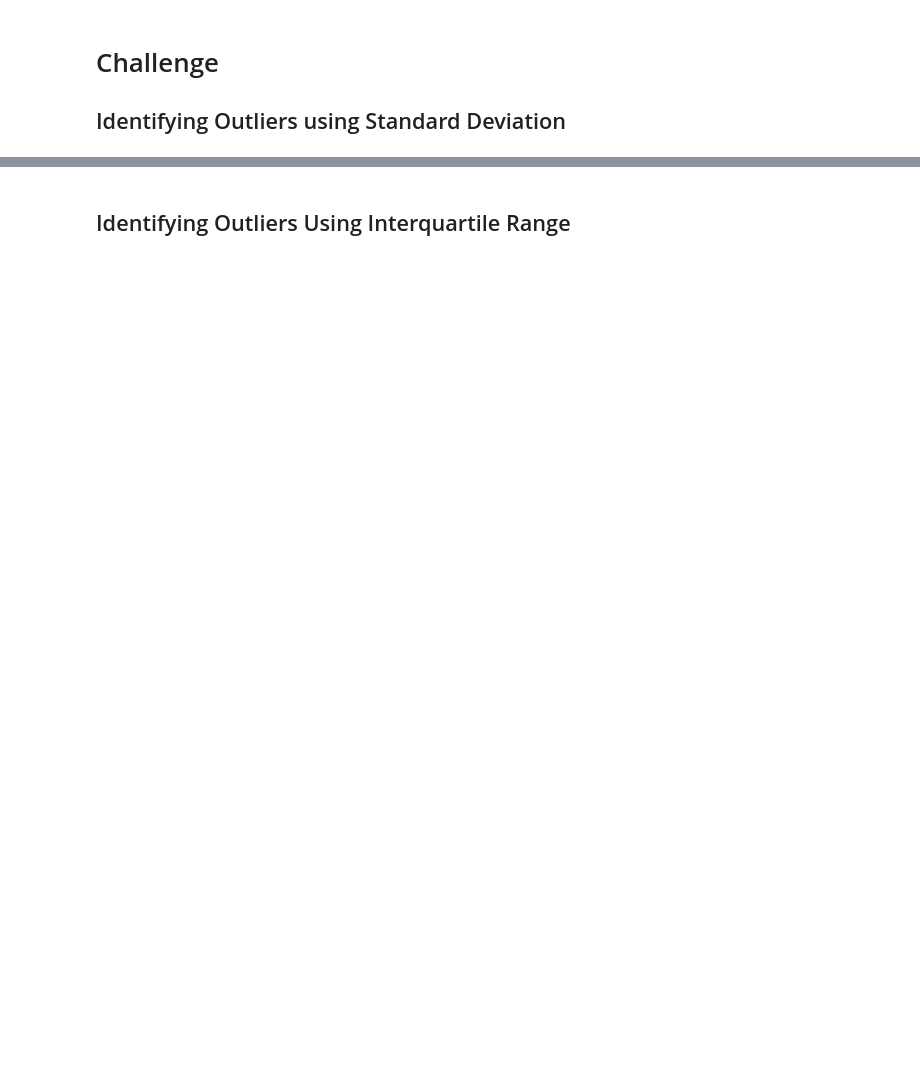
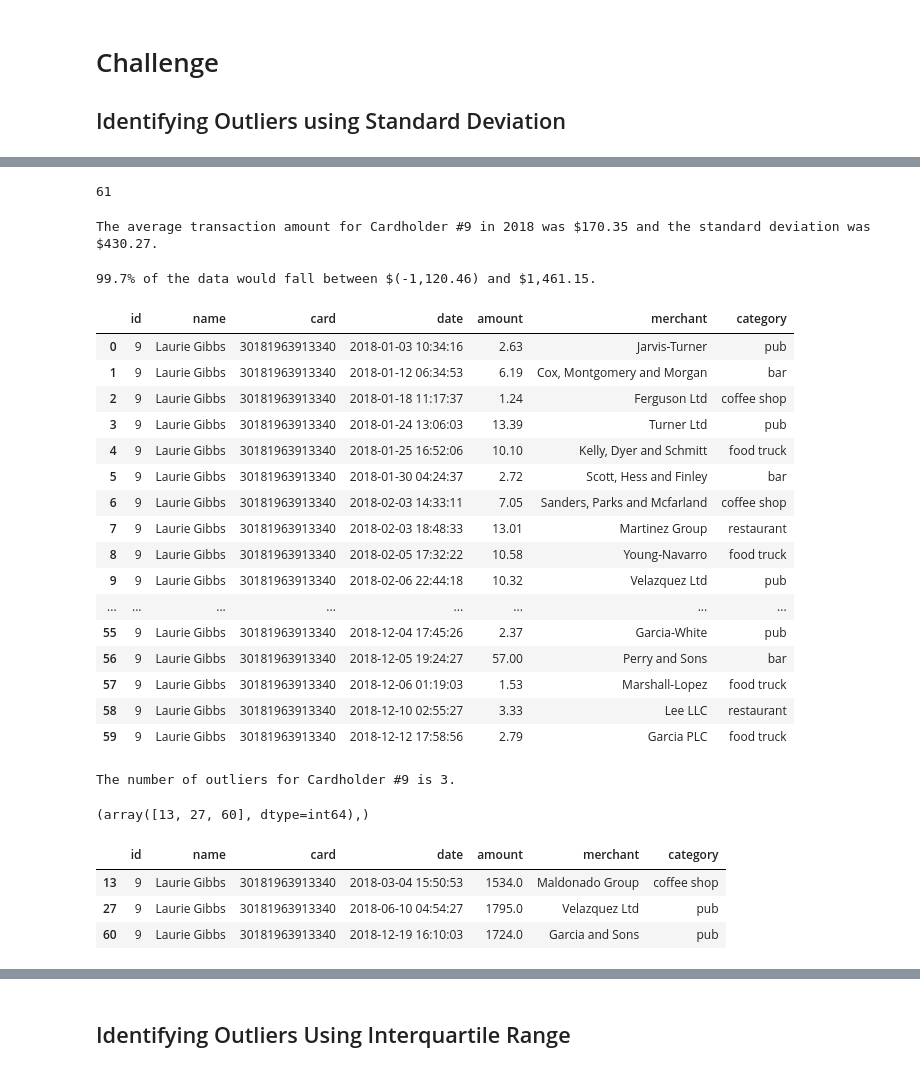
Before and after one commit to Ava33343/Off_The_Hook, a Jupyter notebook: Answers/Code/challenge.ipynb, the cells around one changed output, grey strips where cells are left out. Drawn from its saved outputs; the diff is of its cells as text; code cells hidden in the pictures; blank space fills up the shorter version.

```diff
--- a/Answers/Code/challenge.ipynb
+++ b/Answers/Code/challenge.ipynb
@@ -10,4 +11,4 @@ import random
 from sqlalchemy import create_engine
 # %%
 # create a connection to the database
-engine = create_engine("postgresql://postgres:postgres@localhost:5432/fraud_detection")
+engine = create_engine("postgresql://postgres:postgres@localhost:5433/fraud_detection")
@@ -13,0 +27,8 @@ engine = create_engine("postgresql://postgres:postgres@localhost:5432/fraud_dete
+# %%
+# Create query in sql to get data for Cardholders #9, 21 and 17
+query_9 = """SELECT *
+            FROM cardholder_trans
+            WHERE id=9;"""
+# Load data into the DataFrame using the read_sql() method from pandas
+cardholder_trans_9 = pd.read_sql(query_9, engine)
+cardholder_trans_9
@@ -13,0 +49,61 @@ engine = create_engine("postgresql://postgres:postgres@localhost:5432/fraud_dete
+# %%
+cardholder_trans_9.amount.count()
+# %% [output]
+61
+# %%
+mean_9 = cardholder_trans_9.amount.mean()
+std_9 = cardholder_trans_9.amount.std()
+print(f'The average transaction amount for Cardholder #9 in 2018 was ${mean_9:,.2f} and the standard deviation was ${std_9:,.2f}.')
+# %% [output]
+The average transaction amount for Cardholder #9 in 2018 was $170.35 and the standard deviation was $430.27.
+# %%
+print(f'99.7% of the data would fall between $({mean_9-3*std_9:,.2f}) and ${mean_9+3*std_9:,.2f}.')
+# %% [output]
+99.7% of the data would fall between $(-1,120.46) and $1,461.15.
+# %%
+#------------------------------------------------------------------------------
+# accept a dataframe, remove outliers, return cleaned data in a new dataframe
+# see http://www.itl.nist.gov/div898/handbook/prc/section1/prc16.htm
+#------------------------------------------------------------------------------
+def remove_outlier_9():
+    cardholder_trans_9_filtered = cardholder_trans_9.loc[(cardholder_trans_9['amount'] > -1120.46) & (cardholder_trans_9['amount'] < 1461.15)]
+    return cardholder_trans_9_filtered
+remove_outlier_9()
+# %% [output]
+|  | id | name | card | date | amount | merchant | category |
+| 0 | 9 | Laurie Gibbs | 30181963913340 | 2018-01-03 10:34:16 | 2.63 | Jarvis-Turner | pub |
+| 1 | 9 | Laurie Gibbs | 30181963913340 | 2018-01-12 06:34:53 | 6.19 | Cox, Montgomery and Morgan | bar |
+| 2 | 9 | Laurie Gibbs | 30181963913340 | 2018-01-18 11:17:37 | 1.24 | Ferguson Ltd | coffee shop |
+| 3 | 9 | Laurie Gibbs | 30181963913340 | 2018-01-24 13:06:03 | 13.39 | Turner Ltd | pub |
+| 4 | 9 | Laurie Gibbs | 30181963913340 | 2018-01-25 16:52:06 | 10.10 | Kelly, Dyer and Schmitt | food truck |
+| 5 | 9 | Laurie Gibbs | 30181963913340 | 2018-01-30 04:24:37 | 2.72 | Scott, Hess and Finley | bar |
+| 6 | 9 | Laurie Gibbs | 30181963913340 | 2018-02-03 14:33:11 | 7.05 | Sanders, Parks and Mcfarland | coffee shop |
+| 7 | 9 | Laurie Gibbs | 30181963913340 | 2018-02-03 18:48:33 | 13.01 | Martinez Group | restaurant |
+| 8 | 9 | Laurie Gibbs | 30181963913340 | 2018-02-05 17:32:22 | 10.58 | Young-Navarro | food truck |
+| 9 | 9 | Laurie Gibbs | 30181963913340 | 2018-02-06 22:44:18 | 10.32 | Velazquez Ltd | pub |
+| ... | ... | ... | ... | ... | ... | ... | ... |
+| 55 | 9 | Laurie Gibbs | 30181963913340 | 2018-12-04 17:45:26 | 2.37 | Garcia-White | pub |
+| 56 | 9 | Laurie Gibbs | 30181963913340 | 2018-12-05 19:24:27 | 57.00 | Perry and Sons | bar |
+| 57 | 9 | Laurie Gibbs | 30181963913340 | 2018-12-06 01:19:03 | 1.53 | Marshall-Lopez | food truck |
+| 58 | 9 | Laurie Gibbs | 30181963913340 | 2018-12-10 02:55:27 | 3.33 | Lee LLC | restaurant |
+| 59 | 9 | Laurie Gibbs | 30181963913340 | 2018-12-12 17:58:56 | 2.79 | Garcia PLC | food truck |
+# %%
+number_of_outliers_9 = cardholder_trans_9.amount.count() - 58
+print(f'The number of outliers for Cardholder #9 is {number_of_outliers_9}.')
+# %% [output]
+The number of outliers for Cardholder #9 is 3.
+# %%
+# from scipy import stats
+z = np.abs(stats.zscore(cardholder_trans_9.amount))
+threshold = 3
+print(np.where(z > 3))
+# %% [output]
+(array([13, 27, 60], dtype=int64),)
+# %%
+# Potential fraudulent transactions dropped
+cardholder_trans_9.iloc[[13,27,60],:]
+# %% [output]
+|  | id | name | card | date | amount | merchant | category |
+| 13 | 9 | Laurie Gibbs | 30181963913340 | 2018-03-04 15:50:53 | 1534.0 | Maldonado Group | coffee shop |
+| 27 | 9 | Laurie Gibbs | 30181963913340 | 2018-06-10 04:54:27 | 1795.0 | Velazquez Ltd | pub |
+| 60 | 9 | Laurie Gibbs | 30181963913340 | 2018-12-19 16:10:03 | 1724.0 | Garcia and Sons | pub |
```
Also changed, not shown: parts of 37 cells of this notebook, 2 other files.
